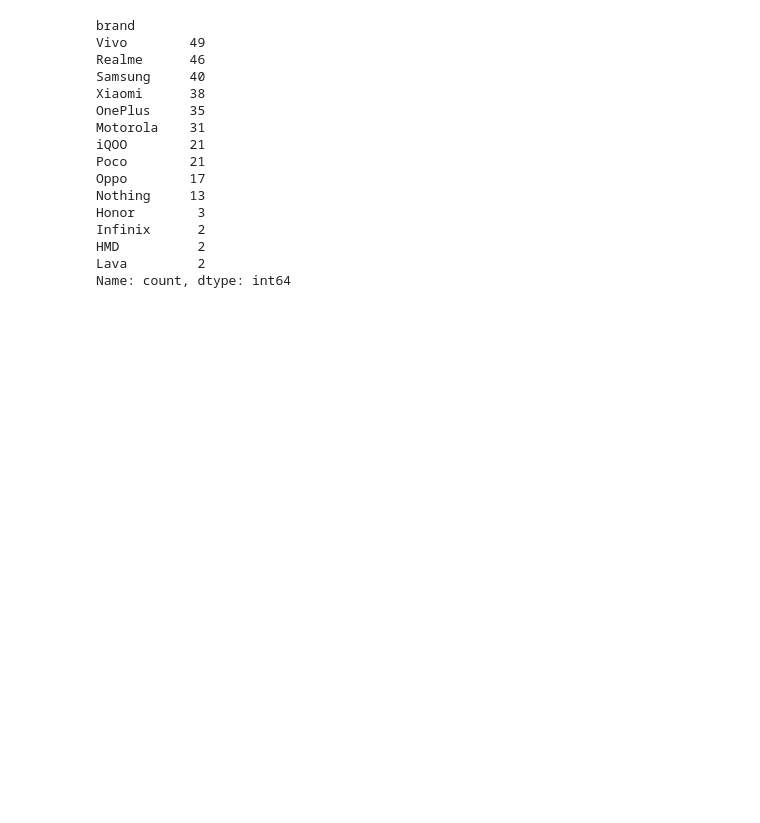
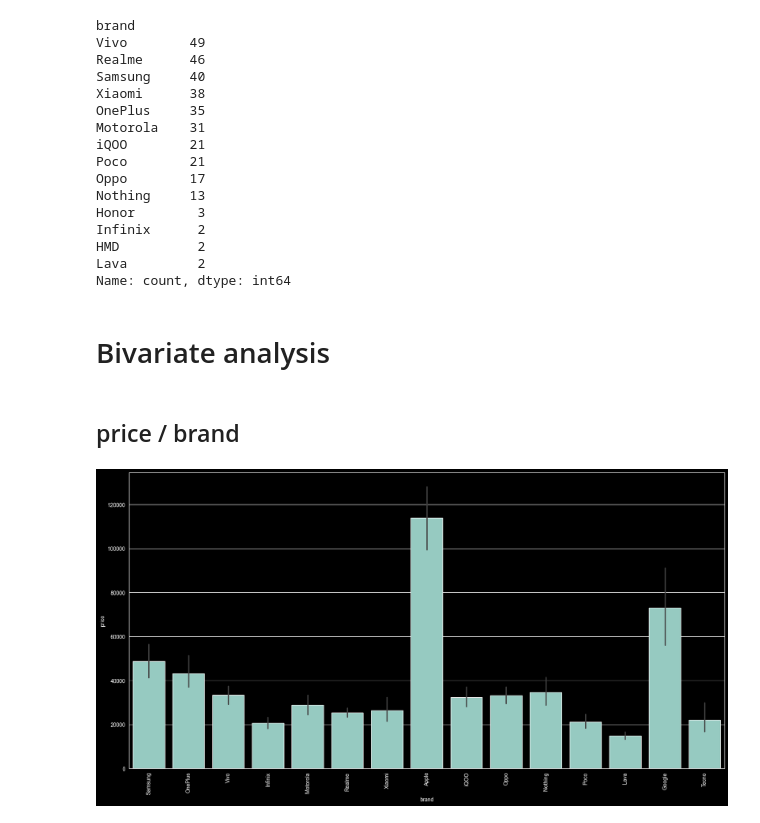
Before and after one commit to sudiptom619/EDA-On-5G-Smartphone, a Jupyter notebook: main.ipynb, the cells around one changed output. Drawn from its saved outputs; the diff is of its cells as text; code cells hidden in the pictures; blank space fills up the shorter version.

Commit message:
bivariate_analysis, corr analysis and imputation

```diff
--- a/main.ipynb
+++ b/main.ipynb
@@ -831,0 +835,2 @@ Name: count, dtype: int64
+# %%
+df= pd.read_csv('./assets/final.csv')
@@ -831,0 +839,16 @@ Name: count, dtype: int64
+# %% [markdown]
+# Bivariate analysis
+# %% [markdown]
+## price / brand
+# %%
+x = (df['brand'].value_counts() > 10)[df['brand'].value_counts() > 10].index
+# %%
+temp_df = df[df['brand'].isin(x)]
+# %%
+plt.figure(figsize=(20,10))
+sns.barplot(data=temp_df,x='brand',y='price',estimator='mean')
+plt.xticks(rotation=90)
+plt.savefig('./plots/bivariate_analysis/price-brand/bar_plot.png')
+plt.show()
+# %% [output]
+[figure, added]
```
Also changed, not shown: parts of 40 cells of this notebook, 16 other files.
